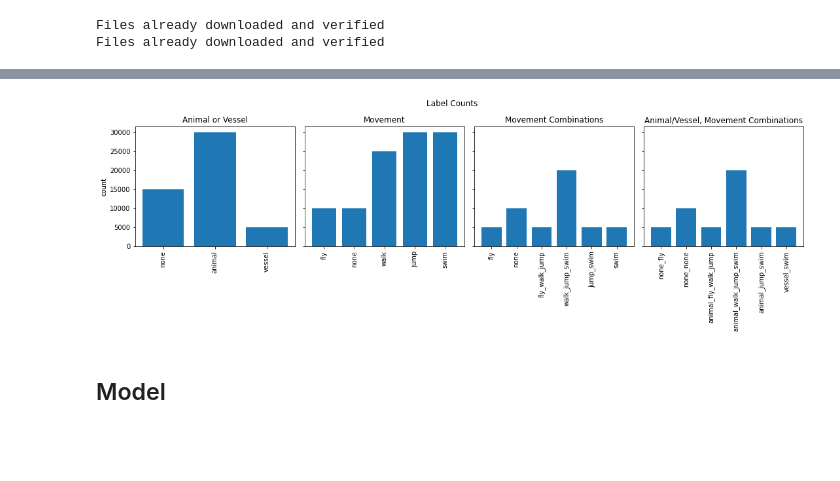
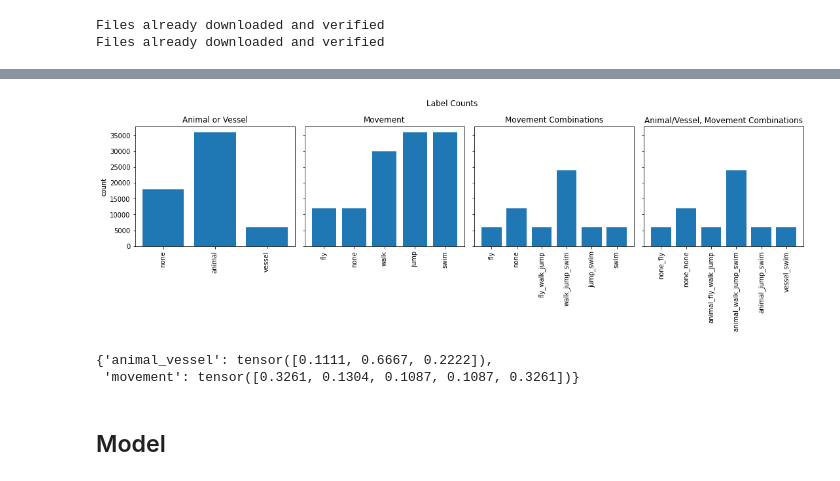
Before and after one commit to drehero/deep-learning, a Jupyter notebook: cifar10.ipynb, the cells around one changed output, grey strips where cells are left out. Cells and saved outputs as stored; diff of their text form; code cells hidden in the pictures; blank space fills up the shorter version.

```diff
--- a/cifar10.ipynb
+++ b/cifar10.ipynb
@@ -128,31 +134,32 @@ plt.imshow(torch.hstack(torch.unbind(sample.movedim(1, 3).reshape(int(n**(1/2)),
 # %%
 # label distribution can be computed based on the frequencies of the original labels
 # https://www.cs.toronto.edu/~kriz/cifar.html
 import collections
 
-images_per_class = 5000# + 1000
+images_per_class = 5000 + 1000
 animal_vessel_freq = collections.defaultdict(int)
 movement_freq = collections.defaultdict(int)
 movement_comb_freq = collections.defaultdict(int)
 animal_movement_comb_freq = collections.defaultdict(int)
 for label in label_map.values():
     animal_vessel_freq[label["animal_vessel"]] += images_per_class
     for m in label["movement"]:
         movement_freq[m] += images_per_class
     movement_comb_freq["_".join(label["movement"])] += images_per_class
     animal_movement_comb_freq["_".join([label["animal_vessel"]]+label["movement"])] += images_per_class
 
 
 fig, ax = plt.subplots(1, 4, sharey=True, constrained_layout=True, figsize=(15, 5))
 for i, d in enumerate([animal_vessel_freq, movement_freq, movement_comb_freq, animal_movement_comb_freq]):
     ax[i].bar(range(len(d)), list(d.values()), tick_label=list(d.keys()))
     ax[i].tick_params("x", labelrotation=90)
 ax[0].set_ylabel("count")
 ax[0].set_title("Animal or Vessel")
 ax[1].set_title("Movement")
 ax[2].set_title("Movement Combinations")
 ax[3].set_title("Animal/Vessel, Movement Combinations")
 fig.suptitle("Label Counts")
+#plt.savefig("label-counts.pdf")
 plt.show()
 # %% [output]
-[figure, old version]
+[figure, new version]
@@ -159,3 +180,8 @@ plt.show()
+# %%
+weight
+# %% [output]
+{'animal_vessel': tensor([0.1111, 0.6667, 0.2222]),
+ 'movement': tensor([0.3261, 0.1304, 0.1087, 0.1087, 0.3261])}
 # %% [markdown]
 ## Model
 # %%
```
Also changed, not shown: parts of 15 cells of this notebook, 1 other file.
